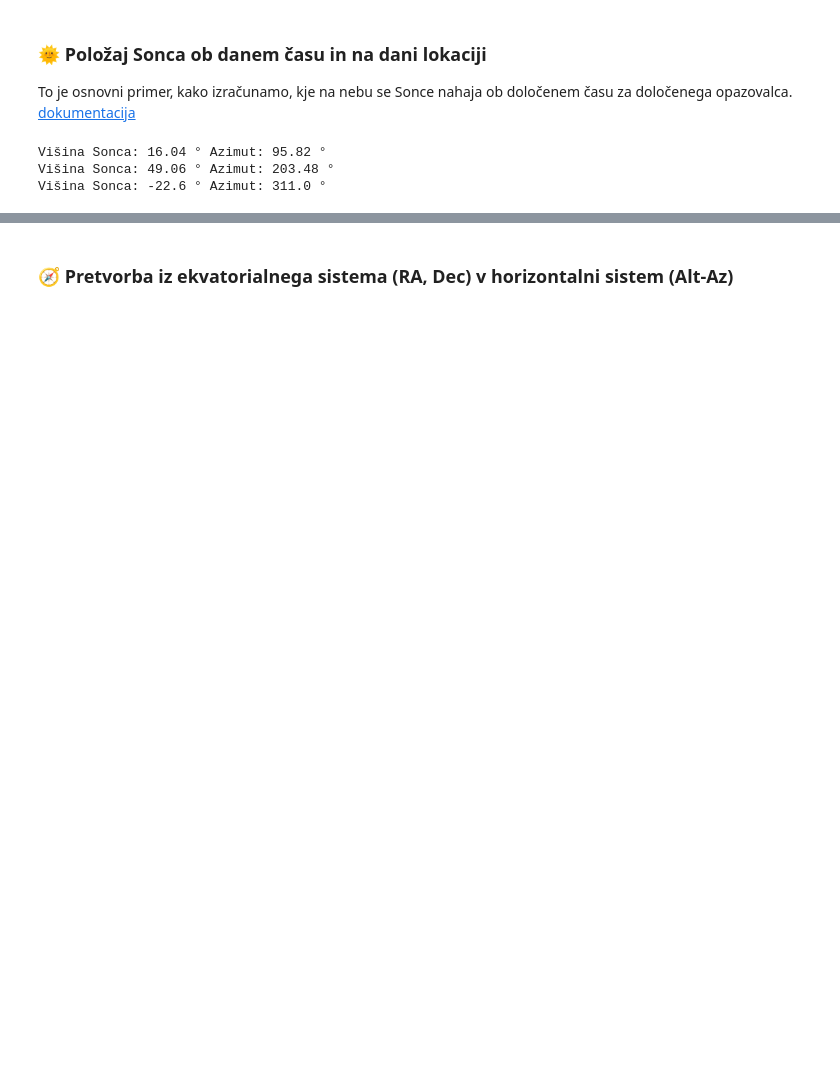
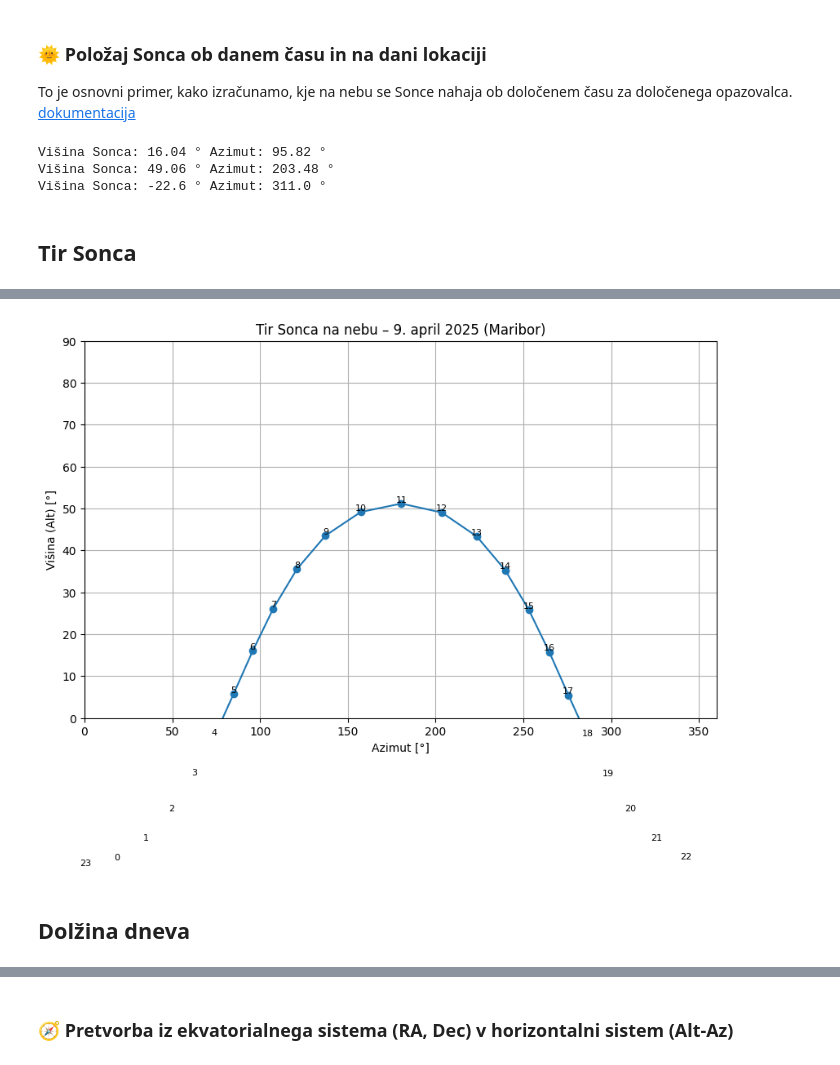
Before and after one commit to ReneMarkovic/colab_notebooks, a Jupyter notebook: Didaktika_astronomije.ipynb, the cells around one changed output, grey strips where cells are left out. Cells and saved outputs as stored; diff of their text form; code cells hidden in the pictures; blank space fills up the shorter version.

```diff
--- a/Didaktika_astronomije.ipynb
+++ b/Didaktika_astronomije.ipynb
@@ -202,3 +222,27 @@ print("Višina Sonca:", round(sonce.alt.deg, 2), "°", "Azimut:", round(sonce.az
 Višina Sonca: 16.04 ° Azimut: 95.82 °
 Višina Sonca: 49.06 ° Azimut: 203.48 °
 Višina Sonca: -22.6 ° Azimut: 311.0 °
+# %% [markdown]
+## Tir Sonca
+# %%
+import matplotlib.pyplot as plt
+
+ure = [f"2025-04-09T{h:02d}:00:00" for h in range(24)]
+print(ure[0])
+cas = Time(ure)
+altaz = AltAz(obstime=cas, location=maribor)
+sonce = get_sun(cas).transform_to(altaz)
+
+plt.figure(figsize=(10, 6))
+plt.plot(sonce.az.deg, sonce.alt.deg, marker='o')
+for i, h in enumerate(range(24)):
+    plt.text(sonce.az.deg[i], sonce.alt.deg[i], str(h), fontsize=8, ha='center', va='bottom')
+
+plt.title("Tir Sonca na nebu – 9. april 2025 (Maribor)")
+plt.xlabel("Azimut [°]")
+plt.ylabel("Višina (Alt) [°]")
+plt.xlim(0, 360)
+plt.ylim(0, 90)
+plt.grid(True)
+plt.show()
+# %% [output]
@@ -204,0 +250,3 @@ Višina Sonca: -22.6 ° Azimut: 311.0 °
+[figure, added]
+# %% [markdown]
+## Dolžina dneva
```
Also changed, not shown: parts of 12 cells of this notebook.
